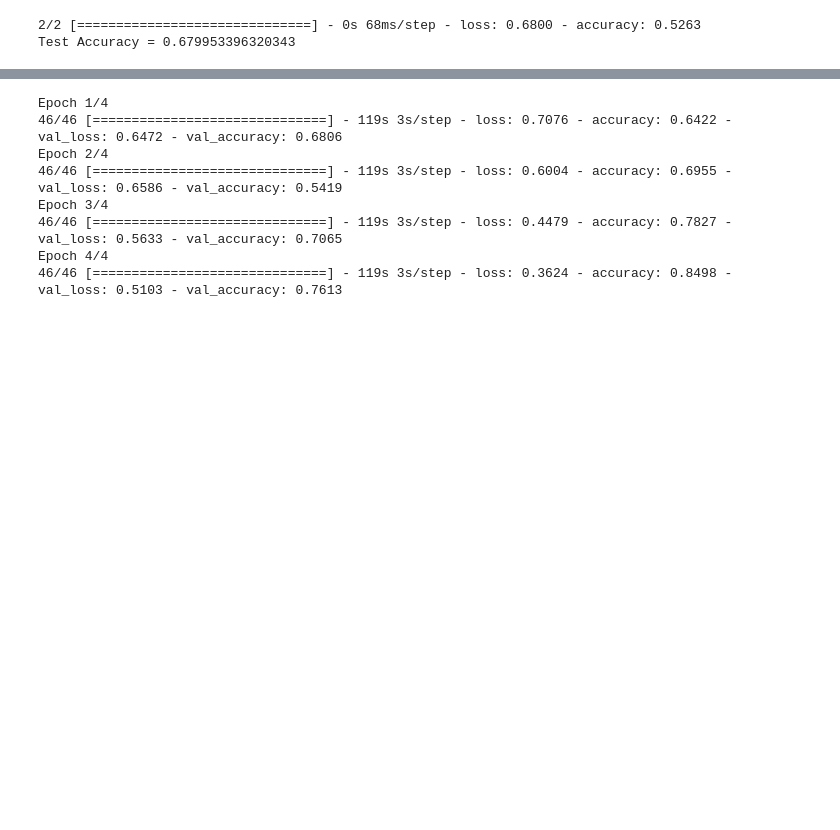
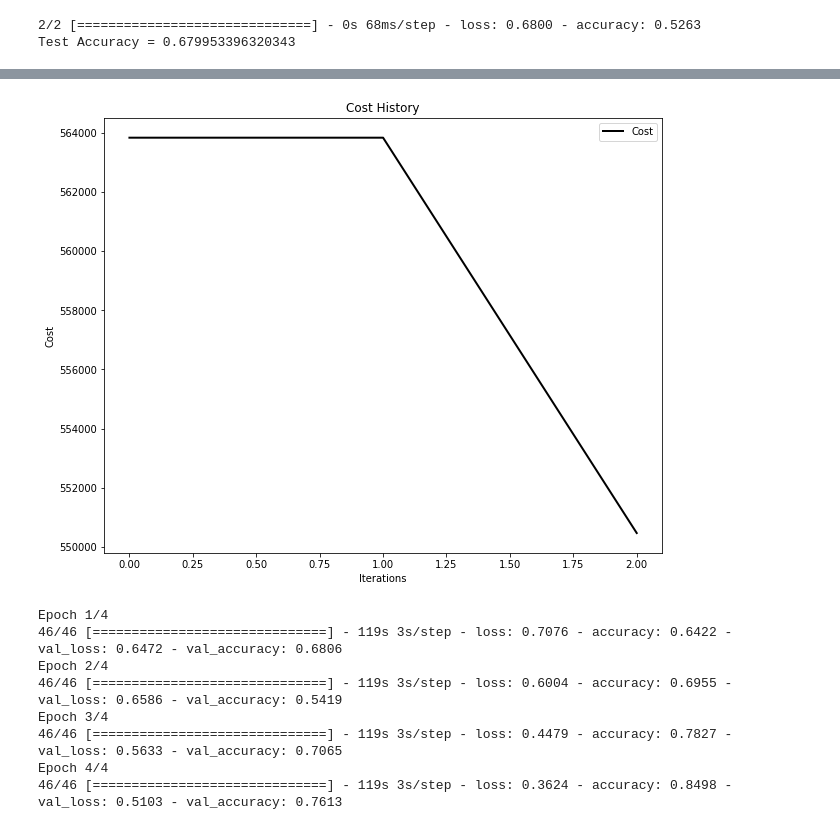
Before and after one commit to juhitiwari/BrainMRI, a Jupyter notebook: Classification.ipynb, the cells around one changed output, grey strips where cells are left out. Drawn from its saved outputs; the diff is of its cells as text; code cells hidden in the pictures; blank space fills up the shorter version.

```diff
--- a/Classification.ipynb
+++ b/Classification.ipynb
@@ -332,0 +422,14 @@ model = build_model(IMG_SHAPE)
+# %%
+
+# see http://stackoverflow.com/questions/1907993/autoreload-of-modules-in-ipython
+
+%%time
+# Initialize swarm
+options = {'c1': 0.5, 'c2': 0.3, 'w':0.9}
+
+# Call instance of PSO
+dimensions = (3 * 16) + (16 * 2) + 16 + 2
+optimizer = ps.single.GlobalBestPSO(n_particles=20, dimensions=dimensions, options=options)
+
+# Perform optimization
+cost, pos = optimizer.optimize(f, iters=3)
@@ -333,3 +459,11 @@ model = build_model(IMG_SHAPE)
+# %%
+from google.colab import files
+plot_cost_history(cost_history=optimizer.cost_history)
+plt.savefig('costpso.png')
+files.download('costpso.png')
+plt.show()
+# %% [output]
+[figure, added]
 # %%
 model.compile(optimizer='adam', loss='binary_crossentropy', metrics=['accuracy'])
 model.fit(x=X_train, y=y_train, batch_size=32, epochs=4, validation_data=(X_val, y_val))
```
Also changed, not shown: parts of 11 cells of this notebook.
